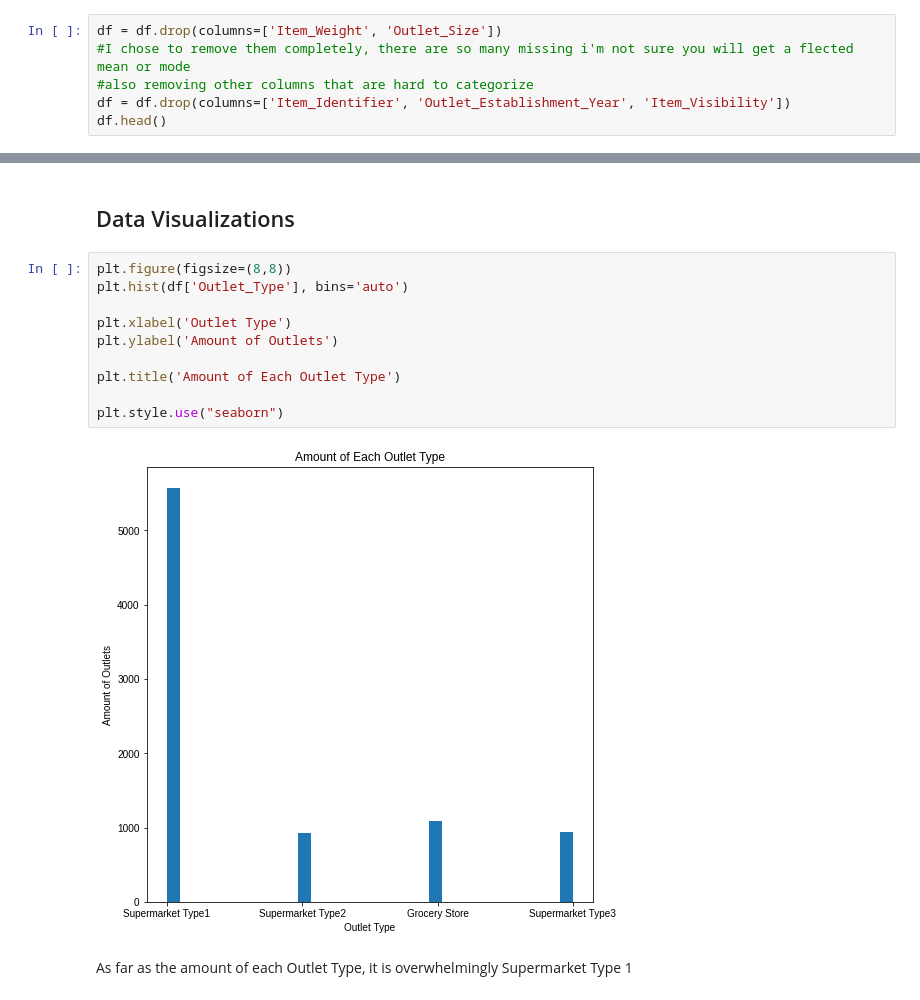
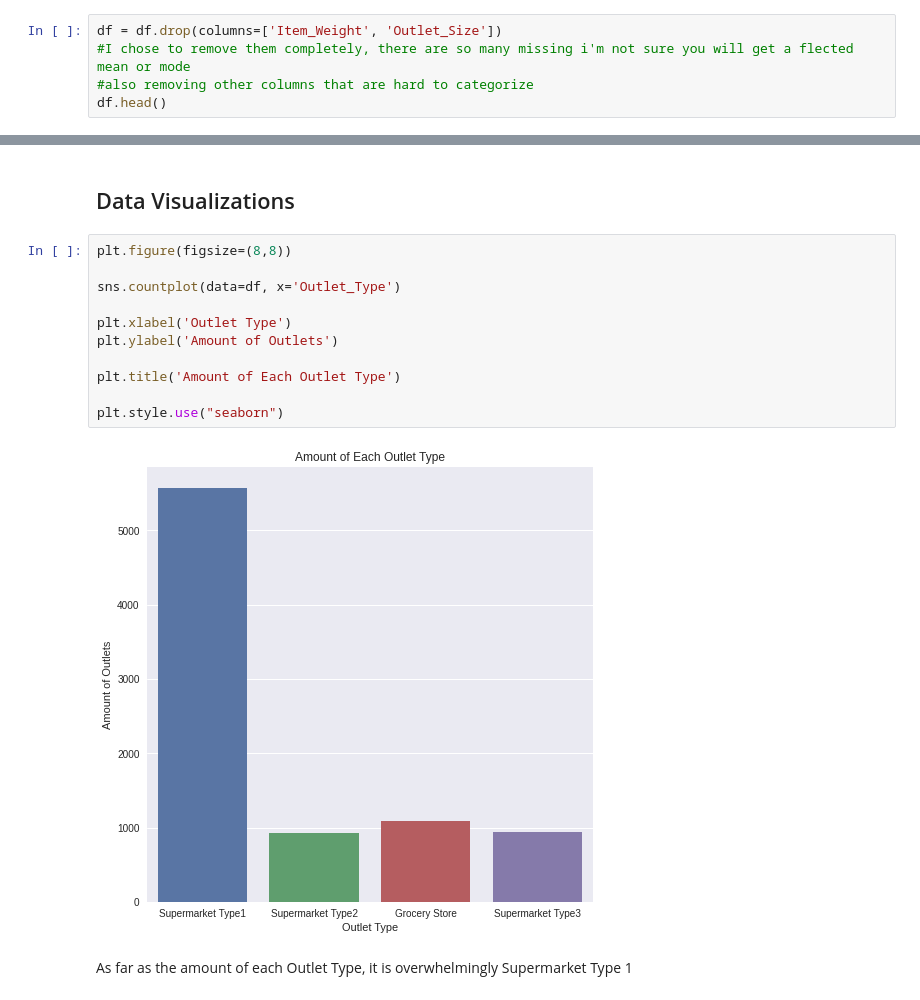
Before and after one commit to CameronBannick/UAP_REPORT, a Jupyter notebook: 05_Sales_Predictions.ipynb, the cells around one changed output, grey strips where cells are left out. Drawn from its saved outputs; the diff is of its cells as text.

```diff
--- a/05_Sales_Predictions.ipynb
+++ b/05_Sales_Predictions.ipynb
@@ -64,6 +64,5 @@ dtype: int64
 df = df.drop(columns=['Item_Weight', 'Outlet_Size'])
 #I chose to remove them completely, there are so many missing i'm not sure you will get a flected mean or mode
 #also removing other columns that are hard to categorize
-df = df.drop(columns=['Item_Identifier', 'Outlet_Establishment_Year', 'Item_Visibility'])
 df.head()
 # %% [output]
@@ -183,16 +185,17 @@ item_sales_max.round(2)
 ## Data Visualizations
 # %%
 plt.figure(figsize=(8,8))
-plt.hist(df['Outlet_Type'], bins='auto')
+
+sns.countplot(data=df, x='Outlet_Type')
 
 plt.xlabel('Outlet Type')
 plt.ylabel('Amount of Outlets')
 
 plt.title('Amount of Each Outlet Type')
 
 plt.style.use("seaborn")
 # %% [output]
-[figure, old version]
+[figure, new version]
 # %% [markdown]
 As far as the amount of each Outlet Type, it is overwhelmingly Supermarket Type 1
 # %%
```
Also changed, not shown: parts of 4 cells of this notebook.
